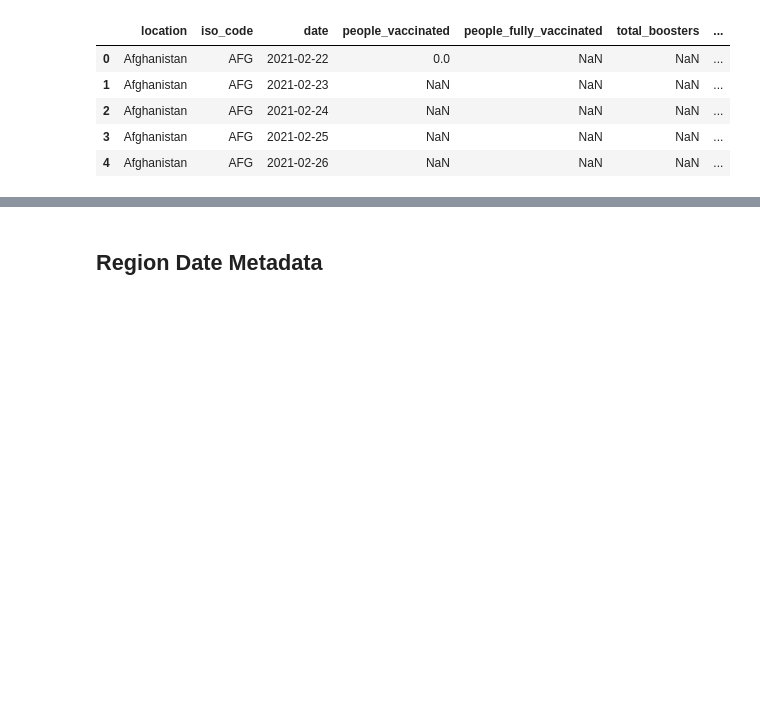
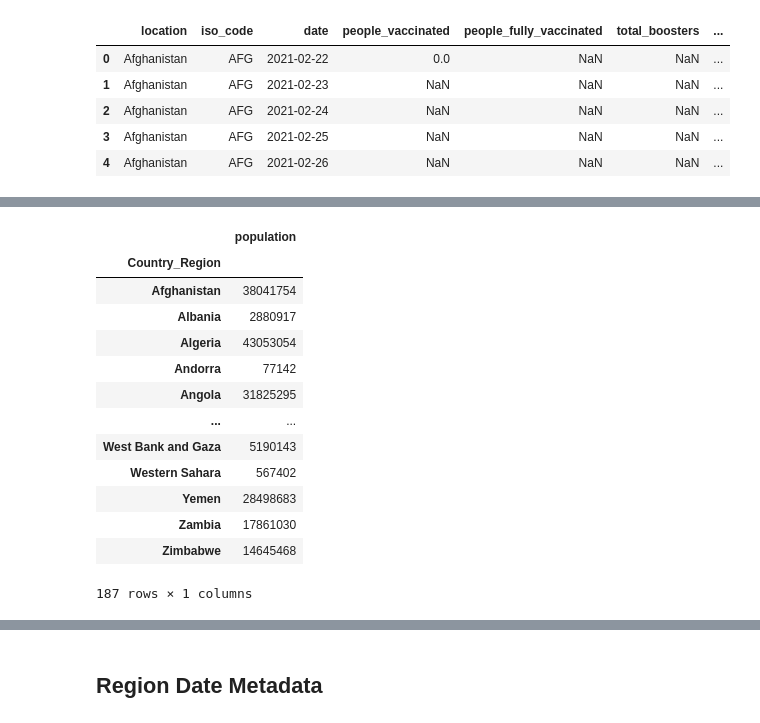
Before and after one commit to Alphaomegainfinity/COVID19_Vaccination, a Jupyter notebook: vaccinations.ipynb, the cells around one changed output, grey strips where cells are left out. Cells and saved outputs as stored; diff of their text form; code cells hidden in the pictures; blank space fills up the shorter version.

```diff
--- a/vaccinations.ipynb
+++ b/vaccinations.ipynb
@@ -51,0 +62,20 @@ vaccination_daily_df.head()
+# %%
+#groupby countries
+region_metadata_df = region_metadata.groupby(['Country_Region']).sum()['population']
+region_metadata_df = pd.DataFrame(region_metadata_df)
+region_metadata_df
+# %% [output]
+|  | population |
+| Country_Region |  |
+| Afghanistan | 38041754 |
+| Albania | 2880917 |
+| Algeria | 43053054 |
+| Andorra | 77142 |
+| Angola | 31825295 |
+| ... | ... |
+| West Bank and Gaza | 5190143 |
+| Western Sahara | 567402 |
+| Yemen | 28498683 |
+| Zambia | 17861030 |
+| Zimbabwe | 14645468 |
+187 rows × 1 columns
```
Also changed, not shown: parts of 12 cells of this notebook.
